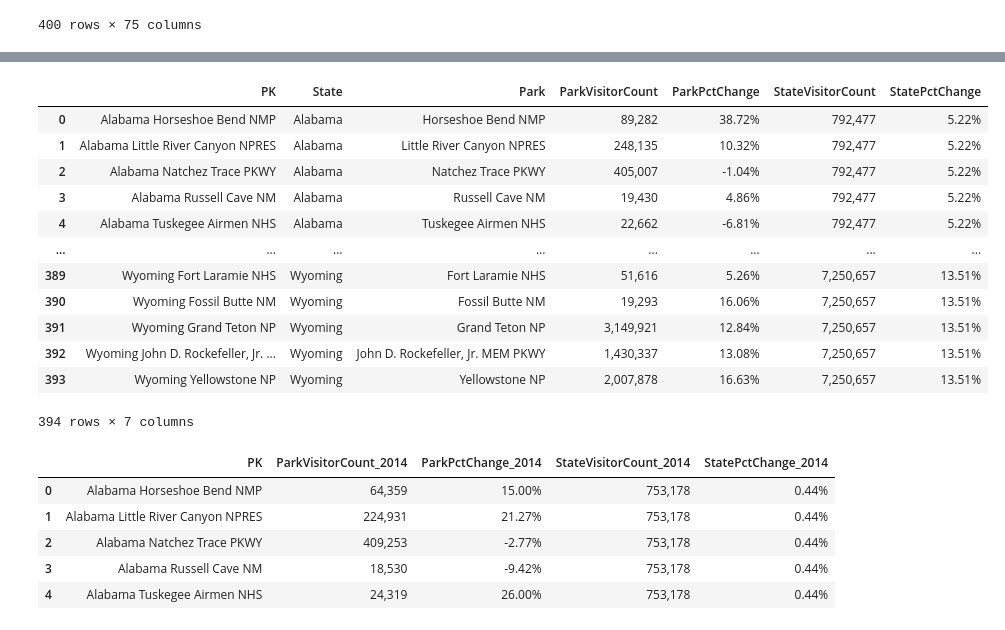
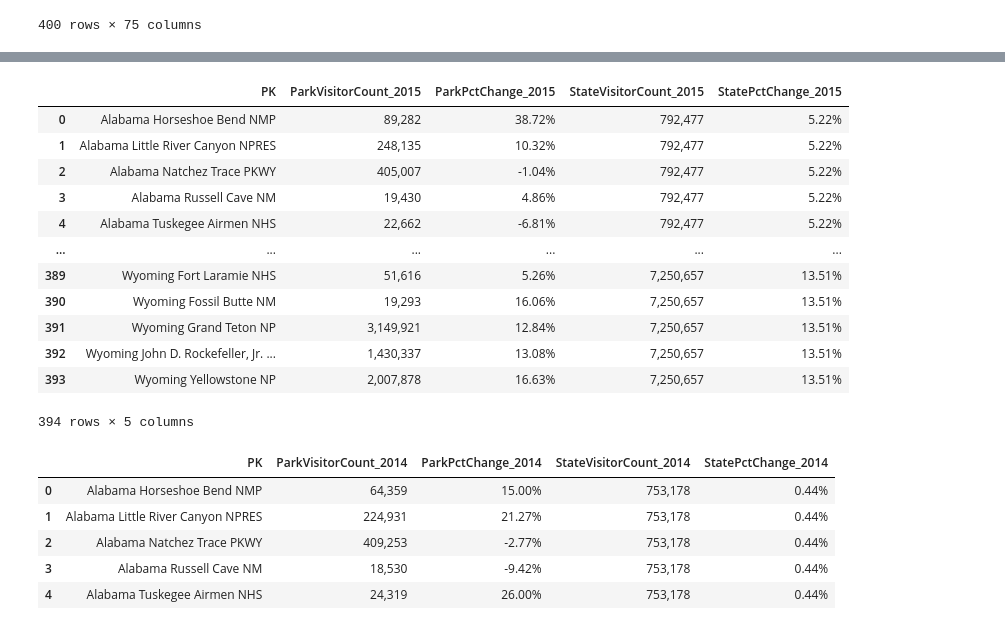
Before and after one commit to njmorr/Exploring-National-Parks, a Jupyter notebook: NationalParkData.ipynb, the cells around one changed output, grey strips where cells are left out. Drawn from its saved outputs; the diff is of its cells as text; code cells hidden in the pictures.

Commit message:
cleaned up jupyter notebook for yearly data

```diff
--- a/NationalParkData.ipynb
+++ b/NationalParkData.ipynb
@@ -123,38 +123,38 @@ df_2016_data
 # %%
 # 2015
 df_2015 = pd.DataFrame(year_2015)
 
 df_2015_data = df_2015[["State", "Field1", "Field2", "Textbox22", "RecVisitors1", "Textbox23"]]
 
 #add column for year
 #df_2015_data["Year"] = "2015"
 
-df_2015_data = df_2015_data.rename(columns = { 'Field1': 'Park', 'Field2': 'ParkVisitorCount',
-                                              'Textbox22': 'ParkPctChange',
-                                              'RecVisitors1': 'StateVisitorCount', 'Textbox23': 'StatePctChange'})
+df_2015_data = df_2015_data.rename(columns = { 'Field1': 'Park', 'Field2': 'ParkVisitorCount_2015',
+                                              'Textbox22': 'ParkPctChange_2015',
+                                              'RecVisitors1': 'StateVisitorCount_2015', 'Textbox23': 'StatePctChange_2015'})
 #add column of state and park
 df_2015_data["PK"] = df_2015_data["State"] + " " + df_2015_data["Park"]
 
 #reorder columns
-df_2015_data = df_2015_data[['PK', 'State', 'Park', 'ParkVisitorCount', 'ParkPctChange',
-                             'StateVisitorCount', 'StatePctChange']]
+df_2015_data = df_2015_data[['PK', 'ParkVisitorCount_2015', 'ParkPctChange_2015',
+                             'StateVisitorCount_2015', 'StatePctChange_2015']]
 
 df_2015_data.to_csv("data//2015_park_data.csv", encoding = "utf-8", index = False)
 df_2015_data
 # %% [output]
-|  | PK | State | Park | ParkVisitorCount | ParkPctChange | StateVisitorCount | StatePctChange |
-| 0 | Alabama Horseshoe Bend NMP | Alabama | Horseshoe Bend NMP | 89,282 | 38.72% | 792,477 | 5.22% |
-| 1 | Alabama Little River Canyon NPRES | Alabama | Little River Canyon NPRES | 248,135 | 10.32% | 792,477 | 5.22% |
-| 2 | Alabama Natchez Trace PKWY | Alabama | Natchez Trace PKWY | 405,007 | -1.04% | 792,477 | 5.22% |
-| 3 | Alabama Russell Cave NM | Alabama | Russell Cave NM | 19,430 | 4.86% | 792,477 | 5.22% |
-| 4 | Alabama Tuskegee Airmen NHS | Alabama | Tuskegee Airmen NHS | 22,662 | -6.81% | 792,477 | 5.22% |
-| ... | ... | ... | ... | ... | ... | ... | ... |
-| 389 | Wyoming Fort Laramie NHS | Wyoming | Fort Laramie NHS | 51,616 | 5.26% | 7,250,657 | 13.51% |
-| 390 | Wyoming Fossil Butte NM | Wyoming | Fossil Butte NM | 19,293 | 16.06% | 7,250,657 | 13.51% |
-| 391 | Wyoming Grand Teton NP | Wyoming | Grand Teton NP | 3,149,921 | 12.84% | 7,250,657 | 13.51% |
-| 392 | Wyoming John D. Rockefeller, Jr. ... | Wyoming | John D. Rockefeller, Jr. MEM PKWY | 1,430,337 | 13.08% | 7,250,657 | 13.51% |
-| 393 | Wyoming Yellowstone NP | Wyoming | Yellowstone NP | 2,007,878 | 16.63% | 7,250,657 | 13.51% |
+|  | PK | ParkVisitorCount_2015 | ParkPctChange_2015 | StateVisitorCount_2015 | StatePctChange_2015 |
+| 0 | Alabama Horseshoe Bend NMP | 89,282 | 38.72% | 792,477 | 5.22% |
+| 1 | Alabama Little River Canyon NPRES | 248,135 | 10.32% | 792,477 | 5.22% |
+| 2 | Alabama Natchez Trace PKWY | 405,007 | -1.04% | 792,477 | 5.22% |
+| 3 | Alabama Russell Cave NM | 19,430 | 4.86% | 792,477 | 5.22% |
+| 4 | Alabama Tuskegee Airmen NHS | 22,662 | -6.81% | 792,477 | 5.22% |
+| ... | ... | ... | ... | ... | ... |
+| 389 | Wyoming Fort Laramie NHS | 51,616 | 5.26% | 7,250,657 | 13.51% |
+| 390 | Wyoming Fossil Butte NM | 19,293 | 16.06% | 7,250,657 | 13.51% |
+| 391 | Wyoming Grand Teton NP | 3,149,921 | 12.84% | 7,250,657 | 13.51% |
+| 392 | Wyoming John D. Rockefeller, Jr. ... | 1,430,337 | 13.08% | 7,250,657 | 13.51% |
+| 393 | Wyoming Yellowstone NP | 2,007,878 | 16.63% | 7,250,657 | 13.51% |
-394 rows × 7 columns
+394 rows × 5 columns
 # %%
 # 2014
 df_2014 = pd.DataFrame(year_2014)
```
Also changed, not shown: parts of 3 cells of this notebook, 3 other files.
